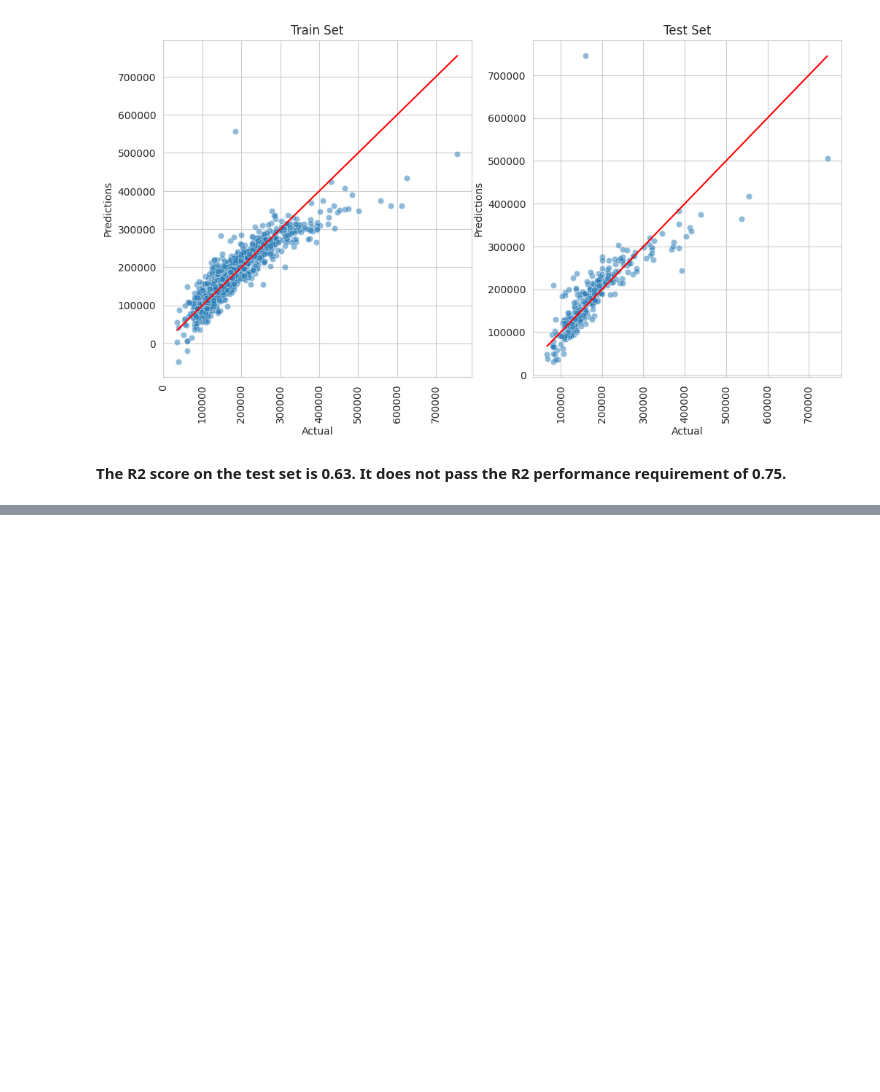
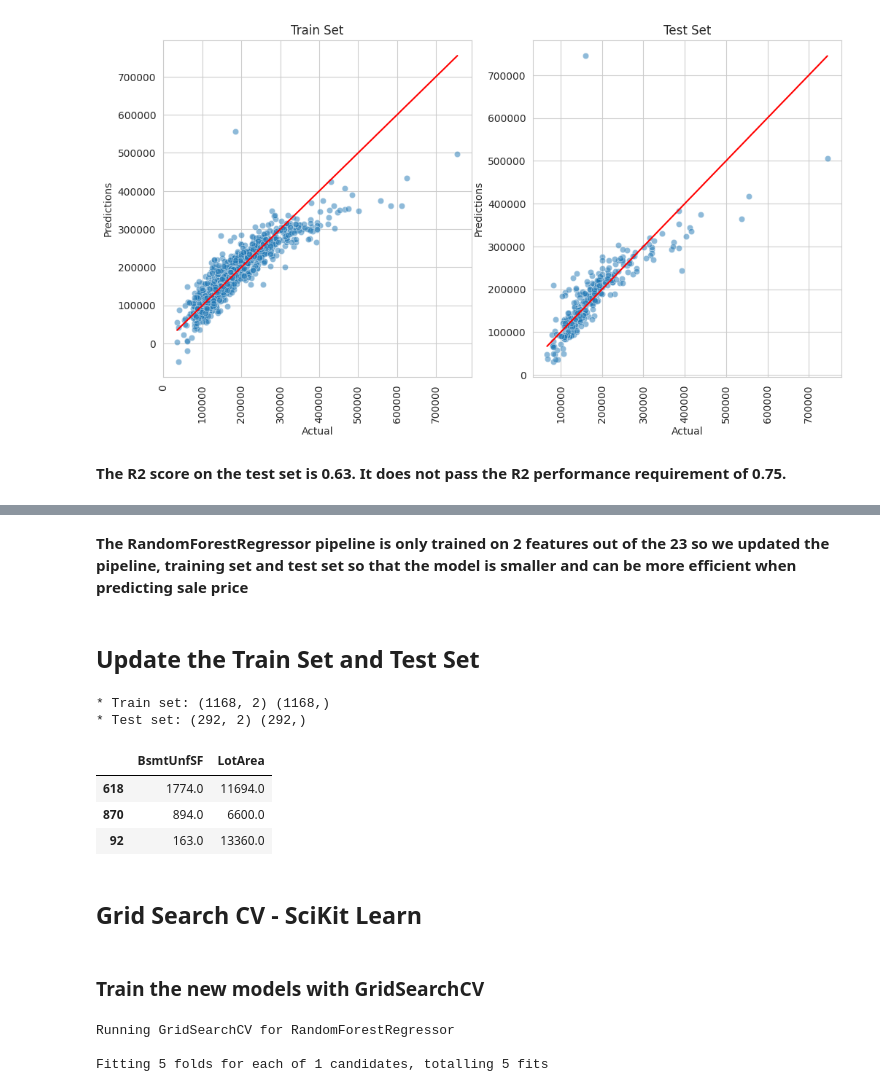
Before and after one commit to James-Burch/PP5-ML-PROJECT, a Jupyter notebook: jupyter_notebooks/5.Modeling and Evaluation - Predict House Price.ipynb, the cells around one changed output, grey strips where cells are left out. Saved outputs shown, nothing was run; the diff lists cells and outputs as text; code cells hidden in the pictures; blank space fills up the shorter version.

```diff
--- a/jupyter_notebooks/5.Modeling and Evaluation - Predict House Price.ipynb
+++ b/jupyter_notebooks/5.Modeling and Evaluation - Predict House Price.ipynb
@@ -805,0 +719,3 @@ Root Mean Squared Error: 50546.288
+# %%
+best_model = grid_search_summary.iloc[12,0]
+best_model
@@ -805,0 +752,31 @@ Root Mean Squared Error: 50546.288
+# %%
+import matplotlib.pyplot as plt
+import seaborn as sns
+import pandas as pd
+from sklearn.pipeline import Pipeline
+
+sns.set_style('whitegrid')
+
+# Apply pipeline transformation to X_train
+transformed_array = Pipeline(best_pipeline.steps[:4]).transform(X_train)
+
+# Extract selected features correctly
+selected_mask = best_pipeline['feat_selection'].get_support()
+selected_features = [col for col, keep in zip(X_train.columns, selected_mask) if keep]
+
+# Extract final selected features
+best_features = selected_features
+
+# Create DataFrame with selected feature importance
+df_feature_importance = pd.DataFrame({
+    'Feature': selected_features,
+    'Importance': best_pipeline['model'].feature_importances_
+}).sort_values(by='Importance', ascending=False)
+
+# Print the most important features
+print(f"* These are the {len(best_features)} most important features in descending order. "
+      f"The model was trained on them: \n{df_feature_importance['Feature'].to_list()}")
+
+# Plot feature importance
+df_feature_importance.plot(kind='bar', x='Feature', y='Importance')
+plt.show()
@@ -805,0 +787,2 @@ Root Mean Squared Error: 50546.288
+# %% [markdown]
+**The RandomForestRegressor pipeline is only trained on 2 features out of the 23 so we updated the pipeline, training set and test set so that the model is smaller and can be more efficient when predicting sale price**
@@ -805,0 +799,17 @@ Root Mean Squared Error: 50546.288
+# %% [markdown]
+## Update the Train Set and Test Set
+# %%
+X_train = X_train.filter(best_features)
+X_test = X_test.filter(best_features)
+
+print("* Train set:", X_train.shape, y_train.shape, "\n* Test set:",  X_test.shape, y_test.shape)
+X_train.head(3)
+# %% [output]
+* Train set: (1168, 2) (1168,)
+* Test set: (292, 2) (292,)
+|  | BsmtUnfSF | LotArea |
+| 618 | 1774.0 | 11694.0 |
+| 870 | 894.0 | 6600.0 |
+| 92 | 163.0 | 13360.0 |
+# %% [markdown]
+## Grid Search CV - SciKit Learn
@@ -805,0 +829,9 @@ Root Mean Squared Error: 50546.288
+# %% [markdown]
+### Train the new models with GridSearchCV
+# %%
+search = HyperparameterOptimizationSearch(dic=dic, numeric_vars=numeric_vars, models=models_search, params=params_search)
+search.fit(X_train, y_train, scoring = 'r2', n_jobs=-1, cv=5)
+# %% [output]
+Running GridSearchCV for RandomForestRegressor
+
+Fitting 5 folds for each of 1 candidates, totalling 5 fits
```
Also changed, not shown: parts of 21 cells of this notebook, 2 other files.
